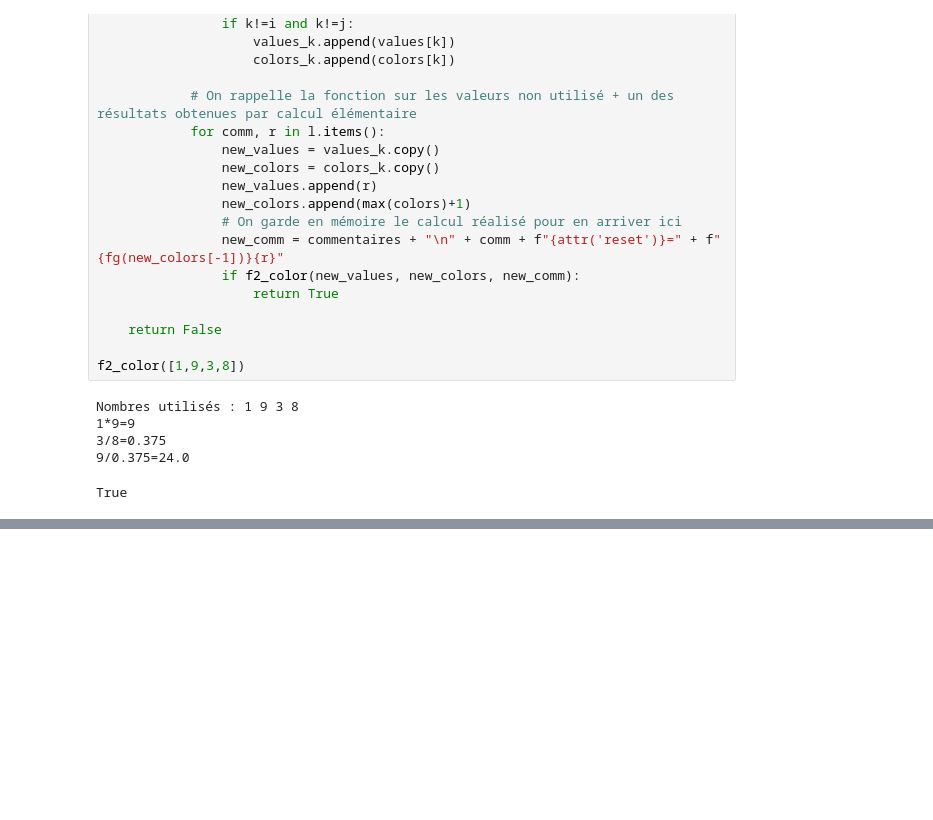
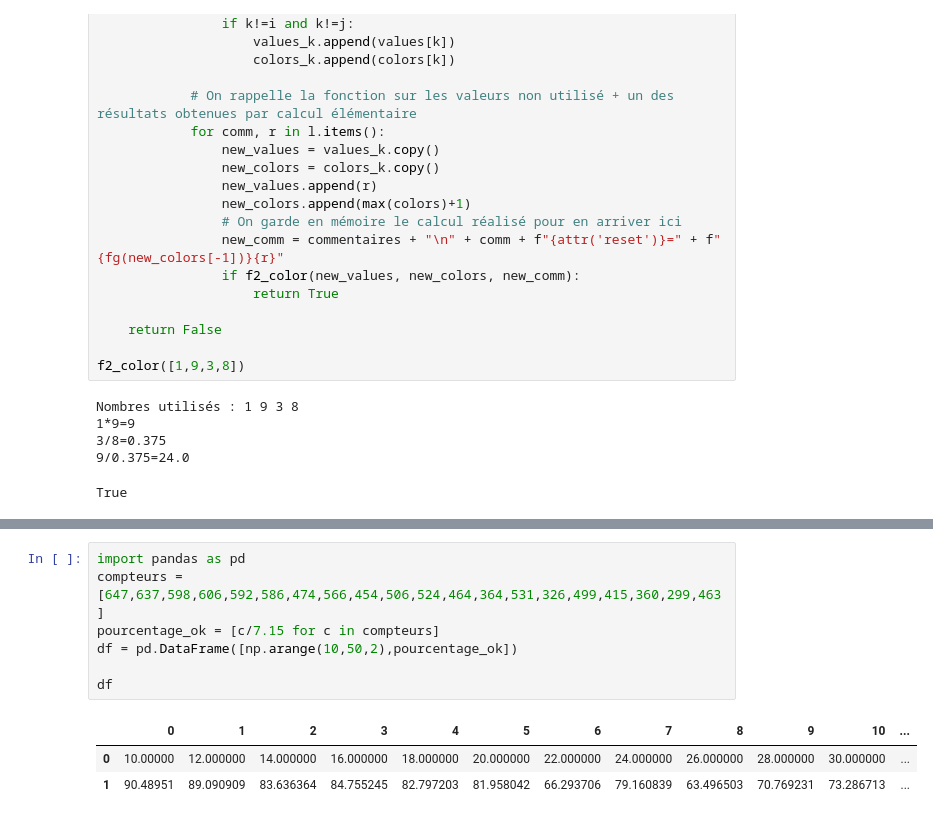
Before and after one commit to Du-Jean-Louis/Jeu-du-24, a Jupyter notebook: Jeu_du_24.ipynb, the cells around one changed output, grey strips where cells are left out. Drawn from its saved outputs; the diff is of its cells as text; blank space fills up the shorter version.

```diff
--- a/Jeu_du_24.ipynb
+++ b/Jeu_du_24.ipynb
@@ -436,0 +585,11 @@ _________
+# %%
+import pandas as pd
+compteurs = [647,637,598,606,592,586,474,566,454,506,524,464,364,531,326,499,415,360,299,463]
+pourcentage_ok = [c/7.15 for c in compteurs]
+df = pd.DataFrame([np.arange(10,50,2),pourcentage_ok])
+
+df
+# %% [output]
+|  | 0 | 1 | 2 | 3 | 4 | 5 | 6 | 7 | 8 | 9 | 10 | ... |
+| 0 | 10.00000 | 12.000000 | 14.000000 | 16.000000 | 18.000000 | 20.000000 | 22.000000 | 24.000000 | 26.000000 | 28.000000 | 30.000000 | ... |
+| 1 | 90.48951 | 89.090909 | 83.636364 | 84.755245 | 82.797203 | 81.958042 | 66.293706 | 79.160839 | 63.496503 | 70.769231 | 73.286713 | ... |
```
Also changed, not shown: parts of 6 cells of this notebook, 1 other file.
